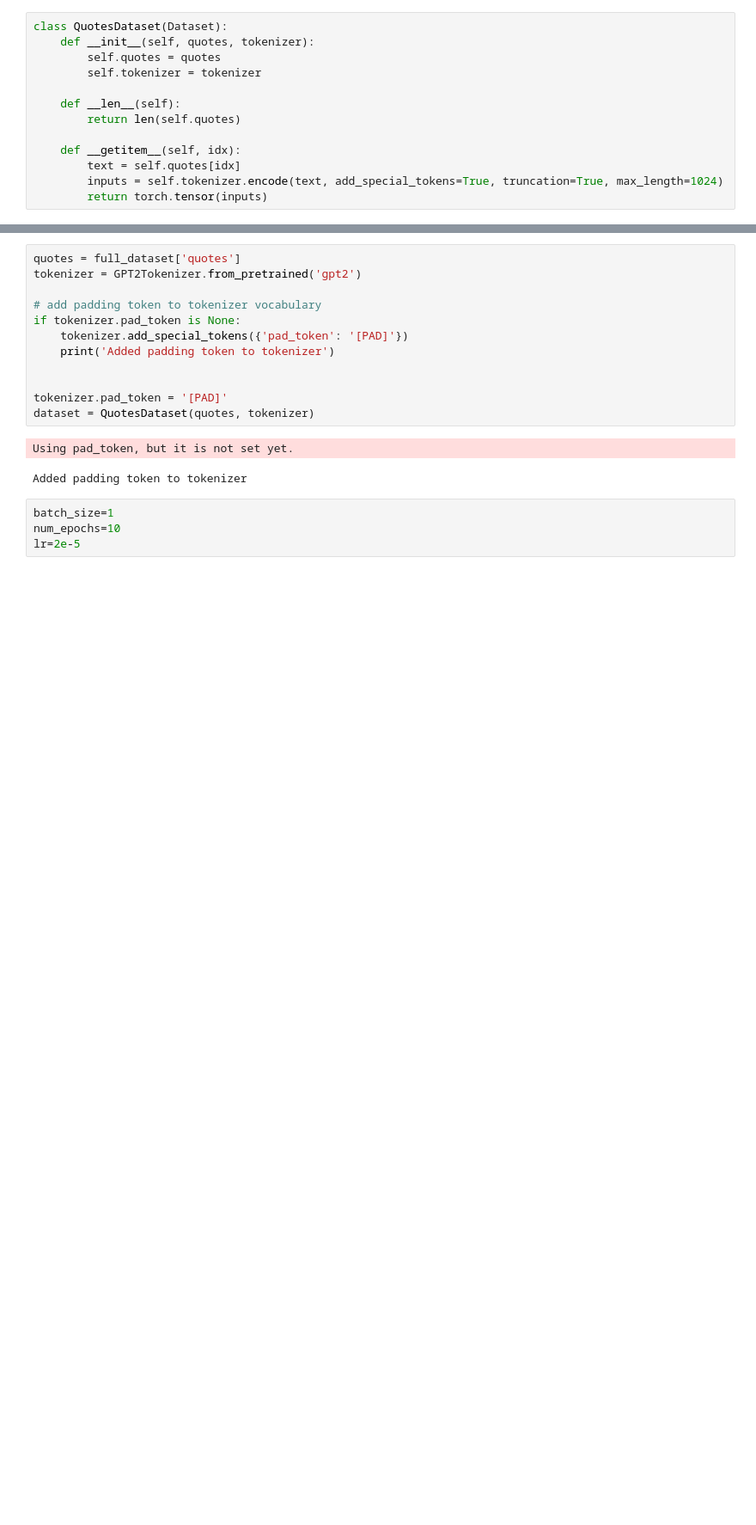
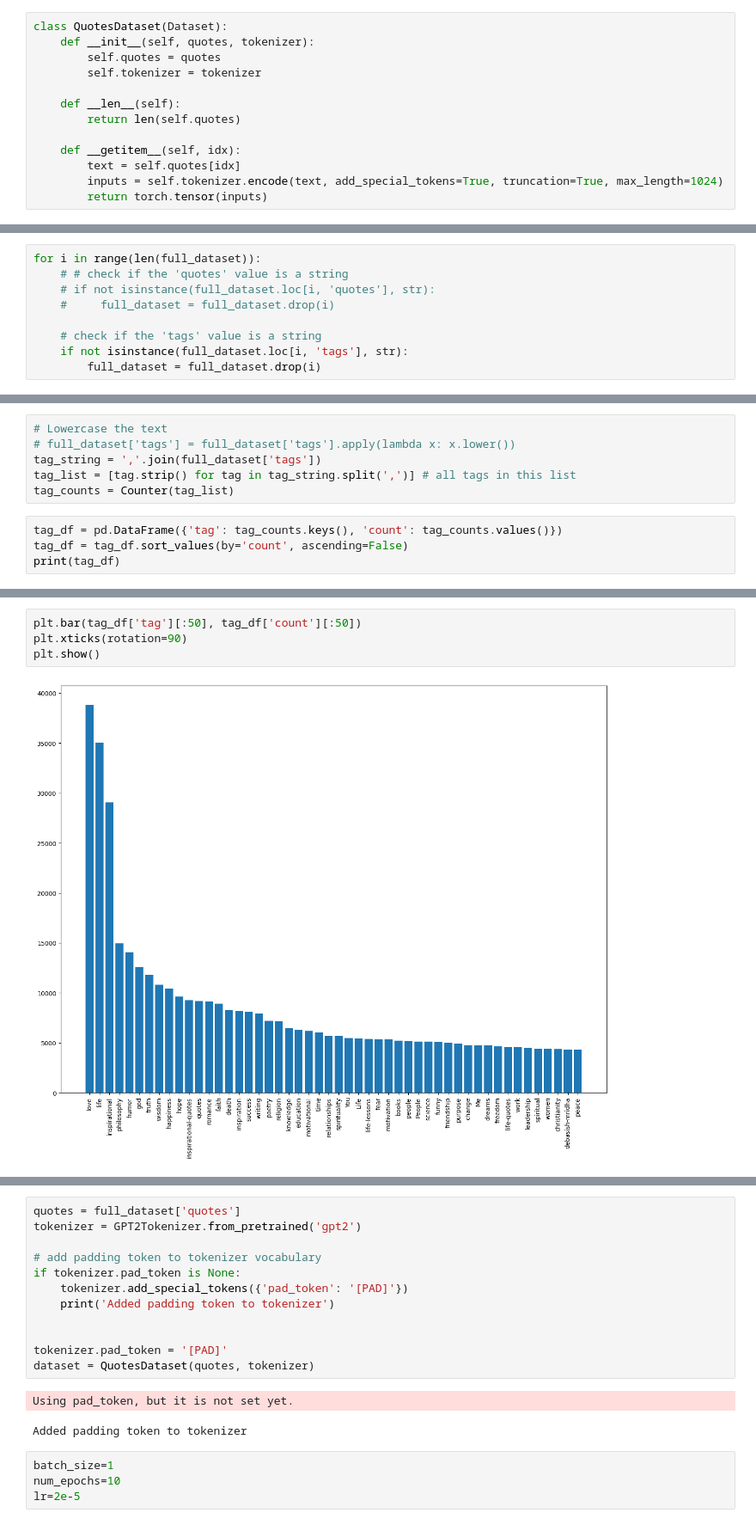
Before and after one commit to yankanp/quotes-generator, a Jupyter notebook: GPT-2/GPT2.ipynb, the cells around one changed output, grey strips where cells are left out. Shown at 86% size. Saved outputs shown, nothing was run; the diff lists cells and outputs as text; blank space fills up the shorter version.

```diff
--- a/GPT-2/GPT2.ipynb
+++ b/GPT-2/GPT2.ipynb
@@ -39,0 +57,9 @@ full_dataset=full_dataset.head(50)
+# %%
+for i in range(len(full_dataset)):
+    # # check if the 'quotes' value is a string
+    # if not isinstance(full_dataset.loc[i, 'quotes'], str):
+    #     full_dataset = full_dataset.drop(i)
+
+    # check if the 'tags' value is a string
+    if not isinstance(full_dataset.loc[i, 'tags'], str):
+        full_dataset = full_dataset.drop(i)
@@ -39,0 +70,10 @@ full_dataset=full_dataset.head(50)
+# %%
+# Lowercase the text
+# full_dataset['tags'] = full_dataset['tags'].apply(lambda x: x.lower())
+tag_string = ','.join(full_dataset['tags'])
+tag_list = [tag.strip() for tag in tag_string.split(',')] # all tags in this list
+tag_counts = Counter(tag_list)
+# %%
+tag_df = pd.DataFrame({'tag': tag_counts.keys(), 'count': tag_counts.values()})
+tag_df = tag_df.sort_values(by='count', ascending=False)
+print(tag_df)
@@ -39,0 +95,6 @@ full_dataset=full_dataset.head(50)
+# %%
+plt.bar(tag_df['tag'][:50], tag_df['count'][:50])
+plt.xticks(rotation=90)
+plt.show()
+# %% [output]
+[figure, added]
```
Also changed, not shown: parts of 16 cells of this notebook, 17 other files.
